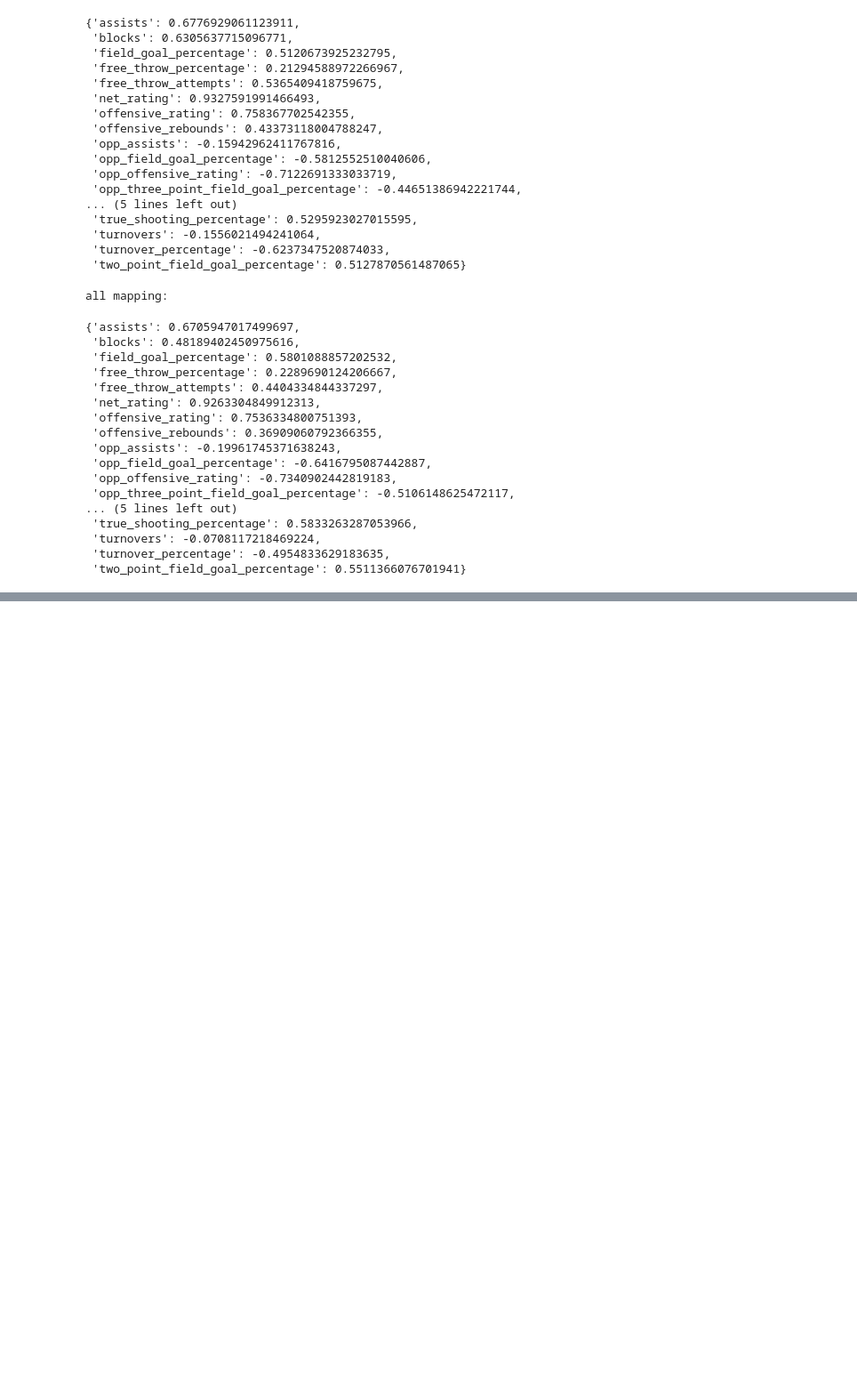
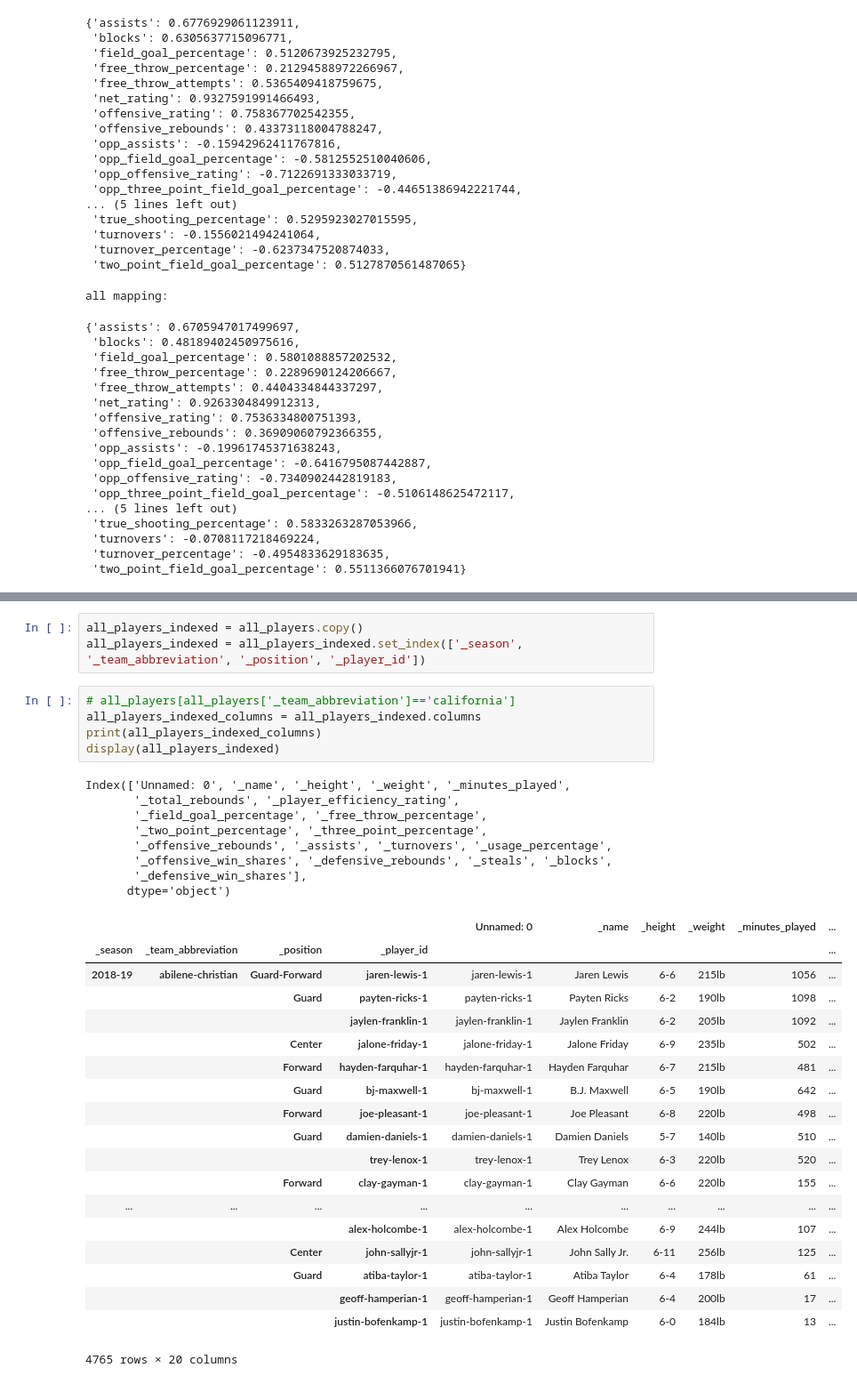
Before and after one commit to JustinRWong/AmazoogleChallengeLab, a Jupyter notebook: Modeling[11-26].ipynb, the cells around one changed output, grey strips where cells are left out. Shown at 89% size. Drawn from its saved outputs; the diff is of its cells as text; blank space fills up the shorter version.

```diff
--- a/Modeling[11-26].ipynb
+++ b/Modeling[11-26].ipynb
@@ -539,0 +823,36 @@ demeaned_comparison_stats
+# %%
+all_players_indexed = all_players.copy()
+all_players_indexed = all_players_indexed.set_index(['_season', '_team_abbreviation', '_position', '_player_id'])
+# %%
+# all_players[all_players['_team_abbreviation']=='california']
+all_players_indexed_columns = all_players_indexed.columns
+print(all_players_indexed_columns)
+display(all_players_indexed)
+# %% [output]
+Index(['Unnamed: 0', '_name', '_height', '_weight', '_minutes_played',
+       '_total_rebounds', '_player_efficiency_rating',
+       '_field_goal_percentage', '_free_throw_percentage',
+       '_two_point_percentage', '_three_point_percentage',
+       '_offensive_rebounds', '_assists', '_turnovers', '_usage_percentage',
+       '_offensive_win_shares', '_defensive_rebounds', '_steals', '_blocks',
+       '_defensive_win_shares'],
+      dtype='object')
+|  |  |  |  | Unnamed: 0 | _name | _height | _weight | _minutes_played | ... |
+| _season | _team_abbreviation | _position | _player_id |  |  |  |  |  | ... |
+| 2018-19 | abilene-christian | Guard-Forward | jaren-lewis-1 | jaren-lewis-1 | Jaren Lewis | 6-6 | 215lb | 1056 | ... |
+|  |  | Guard | payten-ricks-1 | payten-ricks-1 | Payten Ricks | 6-2 | 190lb | 1098 | ... |
+|  |  |  | jaylen-franklin-1 | jaylen-franklin-1 | Jaylen Franklin | 6-2 | 205lb | 1092 | ... |
+|  |  | Center | jalone-friday-1 | jalone-friday-1 | Jalone Friday | 6-9 | 235lb | 502 | ... |
+|  |  | Forward | hayden-farquhar-1 | hayden-farquhar-1 | Hayden Farquhar | 6-7 | 215lb | 481 | ... |
+|  |  | Guard | bj-maxwell-1 | bj-maxwell-1 | B.J. Maxwell | 6-5 | 190lb | 642 | ... |
+|  |  | Forward | joe-pleasant-1 | joe-pleasant-1 | Joe Pleasant | 6-8 | 220lb | 498 | ... |
+|  |  | Guard | damien-daniels-1 | damien-daniels-1 | Damien Daniels | 5-7 | 140lb | 510 | ... |
+|  |  |  | trey-lenox-1 | trey-lenox-1 | Trey Lenox | 6-3 | 220lb | 520 | ... |
+|  |  | Forward | clay-gayman-1 | clay-gayman-1 | Clay Gayman | 6-6 | 220lb | 155 | ... |
+| ... | ... | ... | ... | ... | ... | ... | ... | ... | ... |
+|  |  |  | alex-holcombe-1 | alex-holcombe-1 | Alex Holcombe | 6-9 | 244lb | 107 | ... |
+|  |  | Center | john-sallyjr-1 | john-sallyjr-1 | John Sally Jr. | 6-11 | 256lb | 125 | ... |
+|  |  | Guard | atiba-taylor-1 | atiba-taylor-1 | Atiba Taylor | 6-4 | 178lb | 61 | ... |
+|  |  |  | geoff-hamperian-1 | geoff-hamperian-1 | Geoff Hamperian | 6-4 | 200lb | 17 | ... |
+|  |  |  | justin-bofenkamp-1 | justin-bofenkamp-1 | Justin Bofenkamp | 6-0 | 184lb | 13 | ... |
+4765 rows × 20 columns
```
Also changed, not shown: parts of 31 cells of this notebook.
